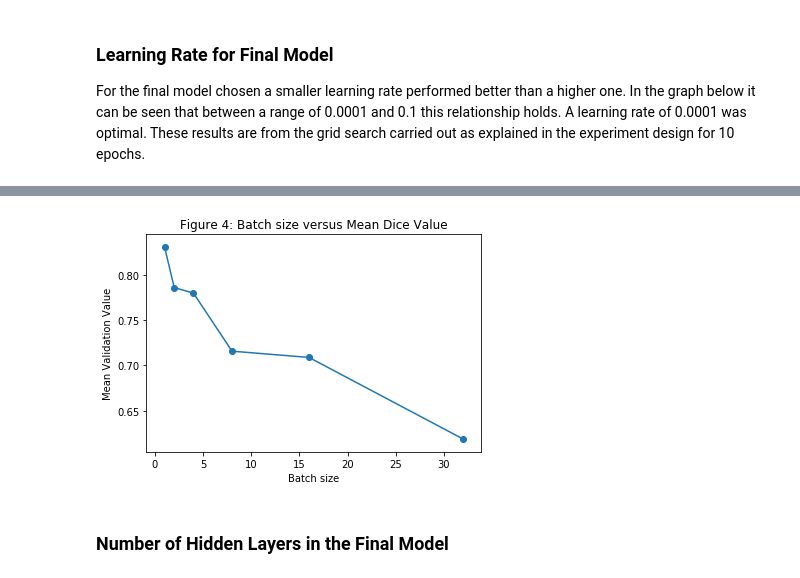
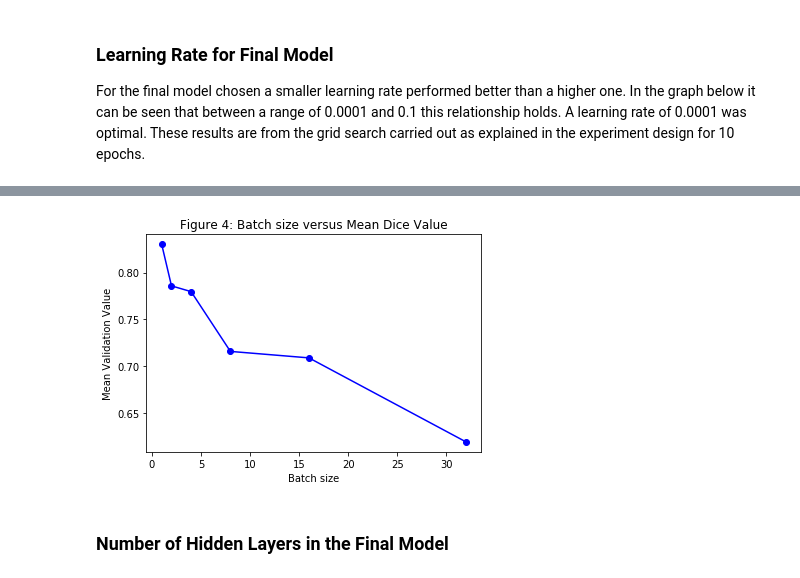
Before and after one commit to pusztayj/NeuralComp-Coursework, a Jupyter notebook: CW2/tutorial.ipynb, the cells around one changed output, grey strips where cells are left out. Saved outputs shown, nothing was run; the diff lists cells and outputs as text; code cells hidden in the pictures.

```diff
--- a/CW2/tutorial.ipynb
+++ b/CW2/tutorial.ipynb
@@ -915,14 +910,13 @@ Similarly, a smaller batch size for the final model also performed better than a
 # %%
 batchsize = [32,16,8,4,2,1]
 dice = [0.618944308,0.708837118,0.715764975,0.779700757,0.785867825,0.830392059]
 
-plt.plot(batchsize,dice)
-plt.scatter(batchsize,dice)
+plt.plot(batchsize,dice,'-ob')
 plt.title('Figure 4: Batch size versus Mean Dice Value')
 plt.xlabel("Batch size")
 plt.ylabel("Mean Validation Value")
 plt.show()
 # %% [output]
-[figure, old version]
+[figure, new version]
 # %% [markdown]
 ### Number of Hidden Layers in the Final Model
```
Also changed, not shown: parts of 21 cells of this notebook.
